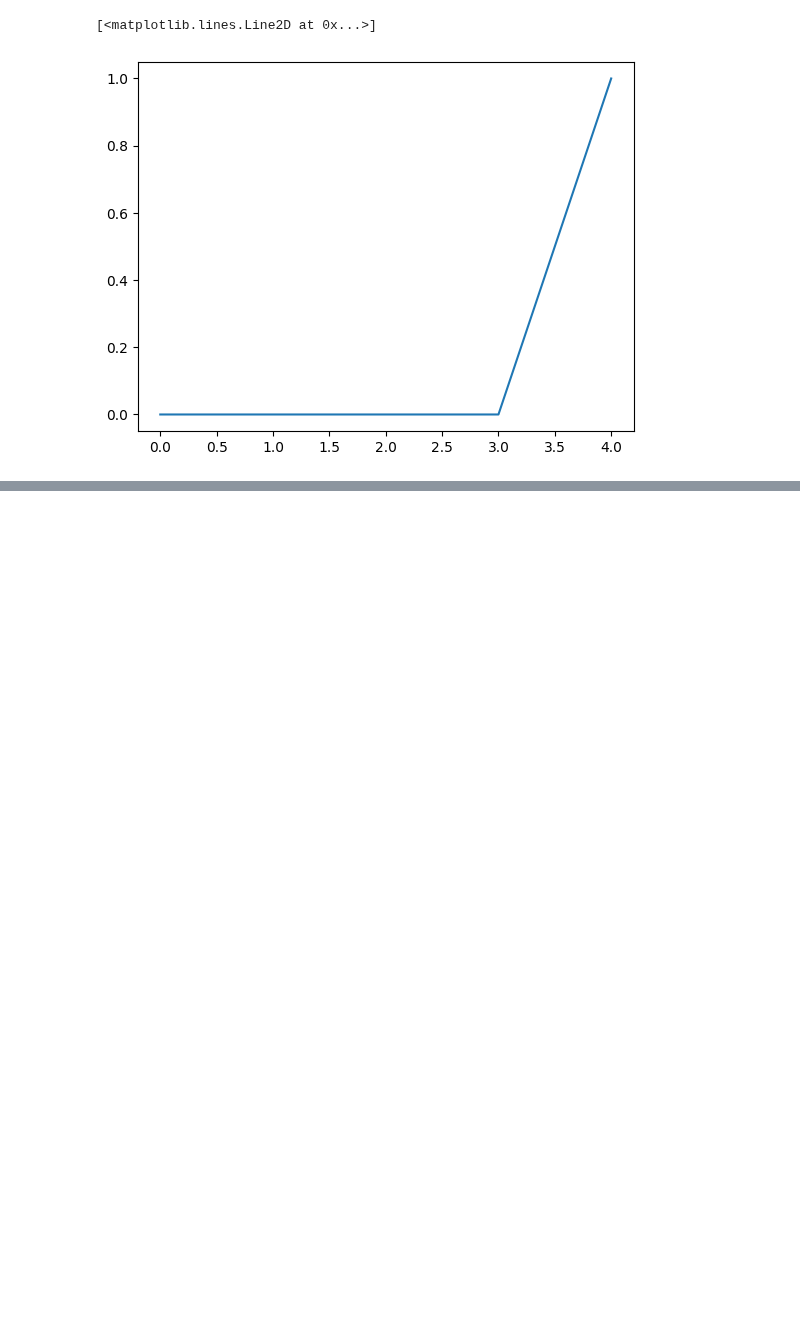
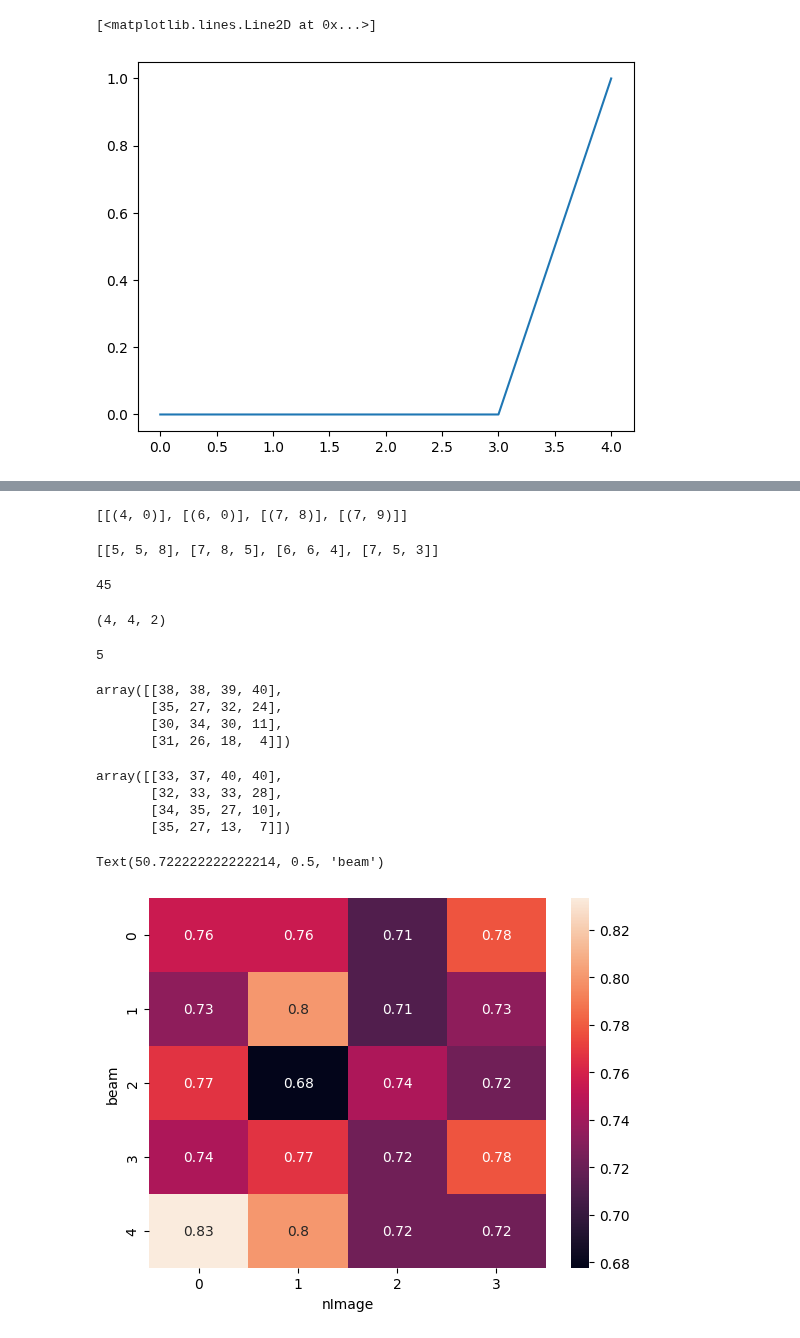
Before and after one commit to weathon/3d2smile, a Jupyter notebook: thesis_test.ipynb, the cells around one changed output, grey strips where cells are left out. Drawn from its saved outputs; the diff is of its cells as text; code cells hidden in the pictures; blank space fills up the shorter version.

```diff
--- a/thesis_test.ipynb
+++ b/thesis_test.ipynb
@@ -246,0 +466,8 @@ beam_ans
+# %%
+beam_ans #new code
+# %% [output]
+[[(4, 0)], [(6, 0)], [(7, 8)], [(7, 9)]]
+# %%
+beam_ans #new code
+# %% [output]
+[[5, 5, 8], [7, 8, 5], [6, 6, 4], [7, 5, 3]]
@@ -246,0 +477,8 @@ beam_ans
+# %%
+len(val_cids)*5
+# %% [output]
+45
+# %%
+np.array(beam_ans).shape
+# %% [output]
+(4, 4, 2)
@@ -246,0 +487,31 @@ beam_ans
+# %%
+np.max(top1)
+# %% [output]
+5
+# %%
+top1
+# %% [output]
+array([[38, 38, 39, 40],
+       [35, 27, 32, 24],
+       [30, 34, 30, 11],
+       [31, 26, 18,  4]])
+# %%
+top1
+# %% [output]
+array([[33, 37, 40, 40],
+       [32, 33, 33, 28],
+       [34, 35, 27, 10],
+       [35, 27, 13,  7]])
+# %%
+import seaborn as sns
+import pylab
+# pylab.matshow(top1/(len(test_cids)*5))
+# pylab.colorbar()
+top1 = np.array(beam_ans)[:,:,0]
+res = top1/(len(test_cids)*10)
+sns.heatmap(res, annot=res)
+pylab.xlabel("nImage")
+pylab.ylabel("beam")
+# %% [output]
+Text(50.722222222222214, 0.5, 'beam')
+[figure, added]
```
Also changed, not shown: parts of 37 cells of this notebook.
